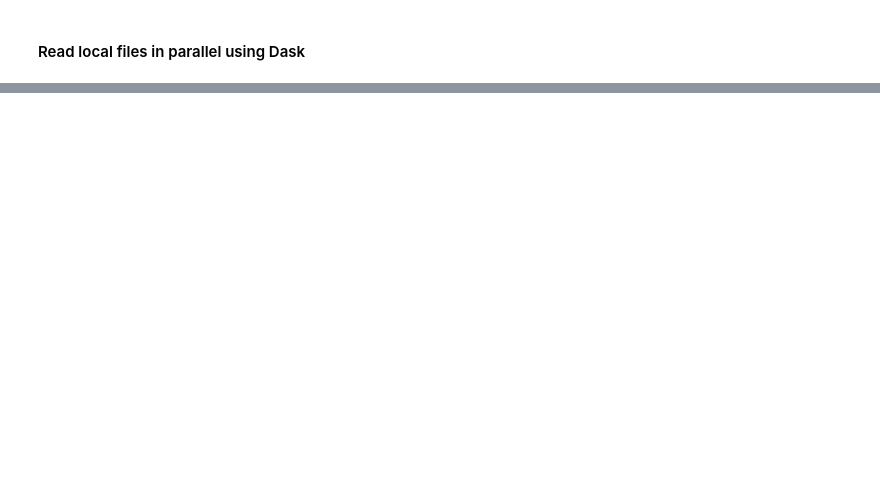
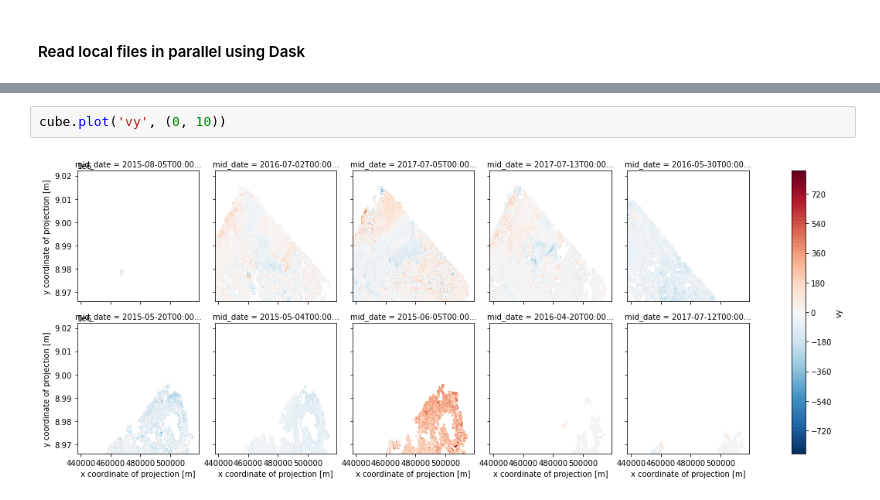
Before and after one commit to nasa-jpl/its_live, a Jupyter notebook: src/notebooks/itscube.ipynb, the cells around one changed output, grey strips where cells are left out. Cells and saved outputs as stored; diff of their text form; blank space fills up the shorter version.

```diff
--- a/src/notebooks/itscube.ipynb
+++ b/src/notebooks/itscube.ipynb
@@ -231,0 +268,4 @@ Not supported anymore since xarray can't use non-unique faceted values (mid_date
+# %%
+cube.plot('vy', (0, 10))
+# %% [output]
+[figure, added]
```
Also changed, not shown: parts of 28 cells of this notebook, 1 other file.
